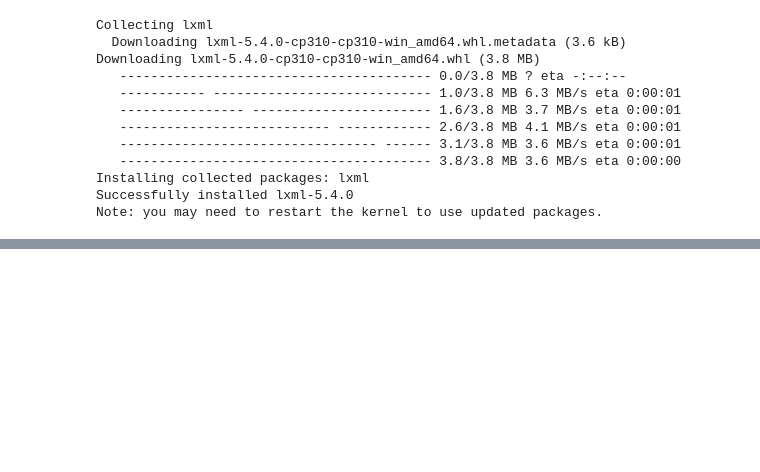
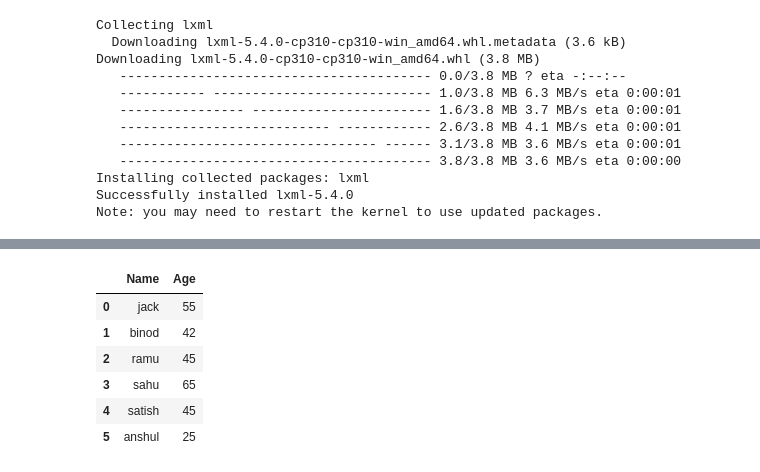
Before and after one commit to a-b-c-d-ritik/DataScience, a Jupyter notebook: 13.Data_Analysis_with_Python/ReadingData_from_VariousSource.ipynb, the cells around one changed output, grey strips where cells are left out. Cells and saved outputs as stored; diff of their text form; code cells hidden in the pictures; blank space fills up the shorter version.

```diff
--- a/13.Data_Analysis_with_Python/ReadingData_from_VariousSource.ipynb
+++ b/13.Data_Analysis_with_Python/ReadingData_from_VariousSource.ipynb
@@ -183,0 +245,12 @@ AttributeError: 'list' object has no attribute 'to_csv'
+# %%
+dfexcel=pd.read_excel("sample.xlsx")
+dfexcel.to_pickle('dfexcel')
+pd.read_pickle("dfexcel")
+# %% [output]
+|  | Name | Age |
+| 0 | jack | 55 |
+| 1 | binod | 42 |
+| 2 | ramu | 45 |
+| 3 | sahu | 65 |
+| 4 | satish | 45 |
+| 5 | anshul | 25 |
```
Also changed, not shown: parts of 6 cells of this notebook, 6 other files.
